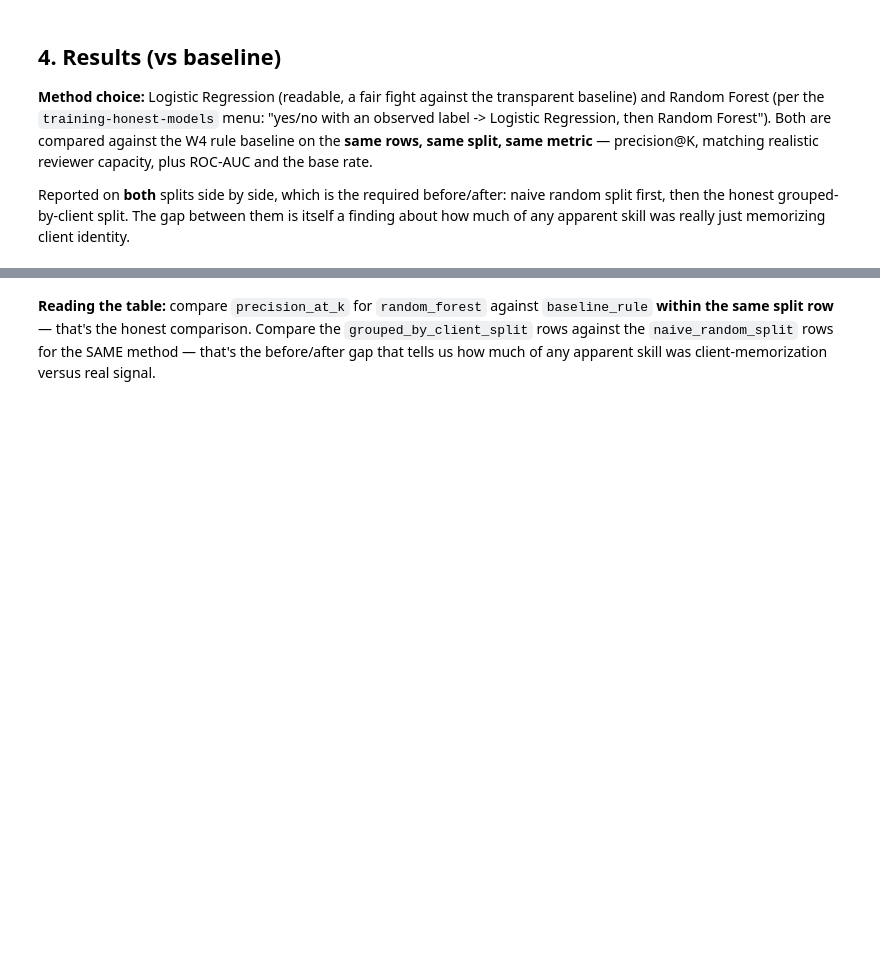
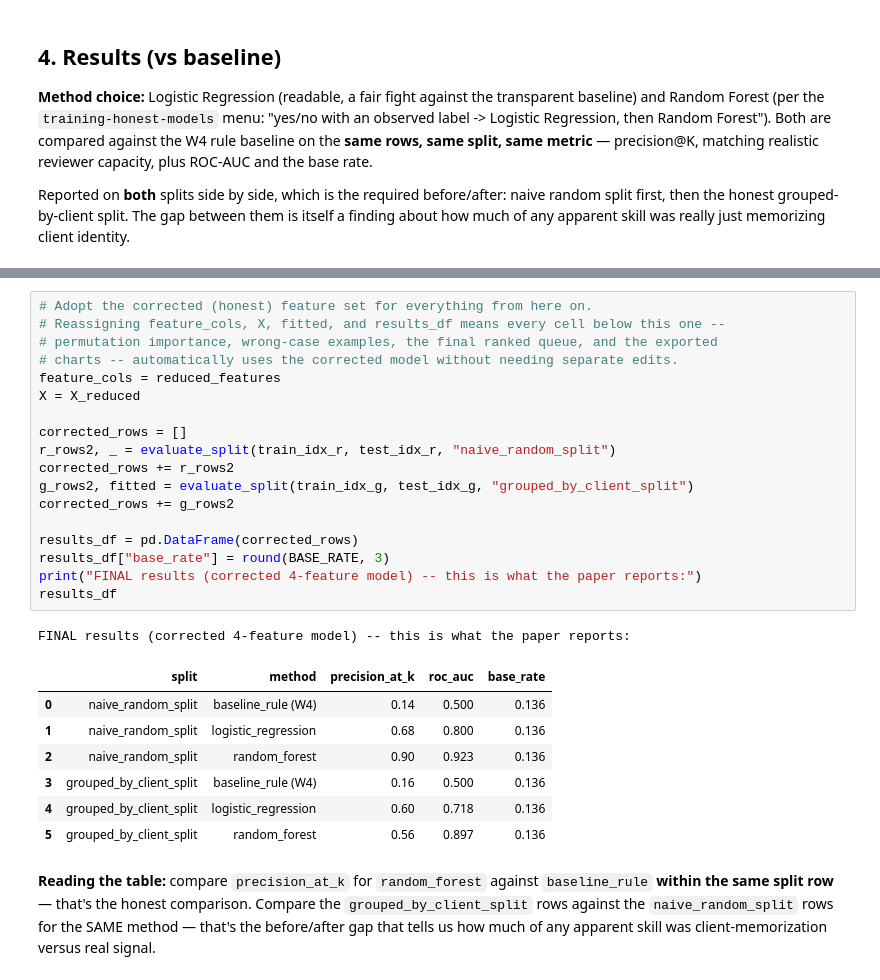
Before and after one commit to YoussefZaky208/Flyrank-ML-Track-Assignment, a Jupyter notebook: work/notebooks/capstone.ipynb, the cells around one changed output, grey strips where cells are left out. Drawn from its saved outputs; the diff is of its cells as text; blank space fills up the shorter version.

```diff
--- a/work/notebooks/capstone.ipynb
+++ b/work/notebooks/capstone.ipynb
@@ -451,3 +522,30 @@ K=50, base rate=0.136
+# %%
+# Adopt the corrected (honest) feature set for everything from here on.
+# Reassigning feature_cols, X, fitted, and results_df means every cell below this one --
+# permutation importance, wrong-case examples, the final ranked queue, and the exported
+# charts -- automatically uses the corrected model without needing separate edits.
+feature_cols = reduced_features
+X = X_reduced
+
+corrected_rows = []
+r_rows2, _ = evaluate_split(train_idx_r, test_idx_r, "naive_random_split")
+corrected_rows += r_rows2
+g_rows2, fitted = evaluate_split(train_idx_g, test_idx_g, "grouped_by_client_split")
+corrected_rows += g_rows2
+
+results_df = pd.DataFrame(corrected_rows)
+results_df["base_rate"] = round(BASE_RATE, 3)
+print("FINAL results (corrected 4-feature model) -- this is what the paper reports:")
+results_df
+# %% [output]
+FINAL results (corrected 4-feature model) -- this is what the paper reports:
+|  | split | method | precision_at_k | roc_auc | base_rate |
+| 0 | naive_random_split | baseline_rule (W4) | 0.14 | 0.500 | 0.136 |
+| 1 | naive_random_split | logistic_regression | 0.68 | 0.800 | 0.136 |
+| 2 | naive_random_split | random_forest | 0.90 | 0.923 | 0.136 |
+| 3 | grouped_by_client_split | baseline_rule (W4) | 0.16 | 0.500 | 0.136 |
+| 4 | grouped_by_client_split | logistic_regression | 0.60 | 0.718 | 0.136 |
+| 5 | grouped_by_client_split | random_forest | 0.56 | 0.897 | 0.136 |
 # %% [markdown]
 **Reading the table:** compare `precision_at_k` for `random_forest` against `baseline_rule`
 **within the same split row** — that's the honest comparison. Compare the `grouped_by_client_split`
```
Also changed, not shown: parts of 9 cells of this notebook.
